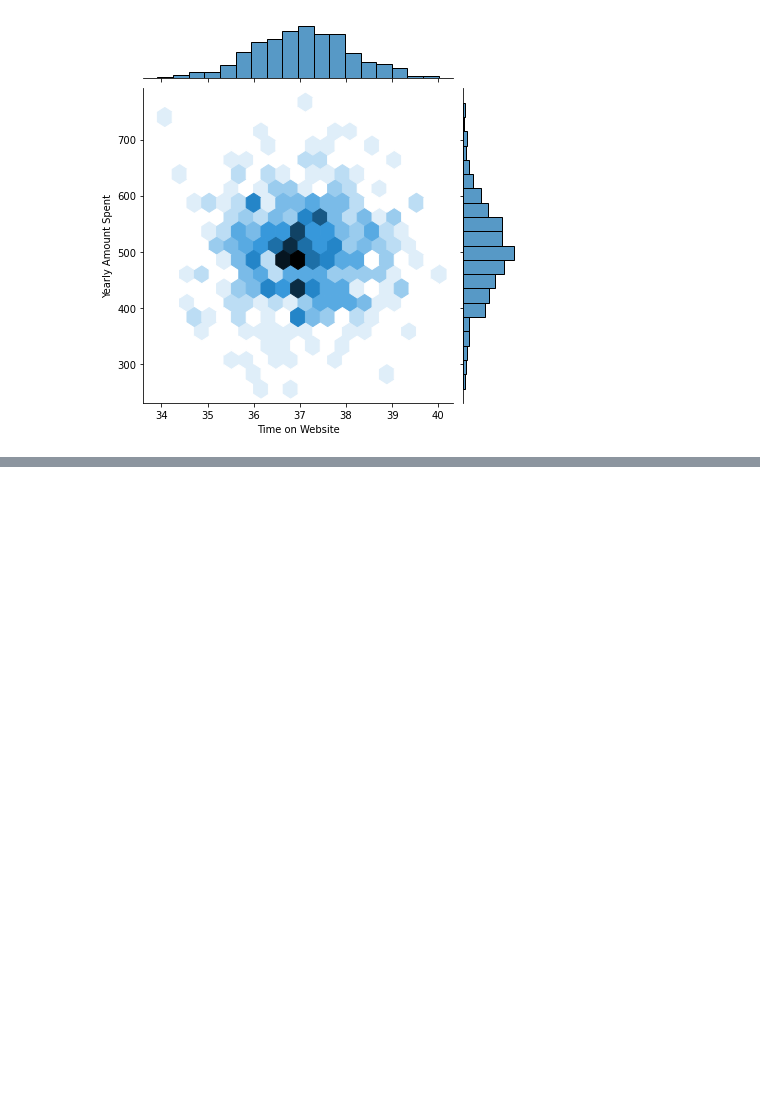
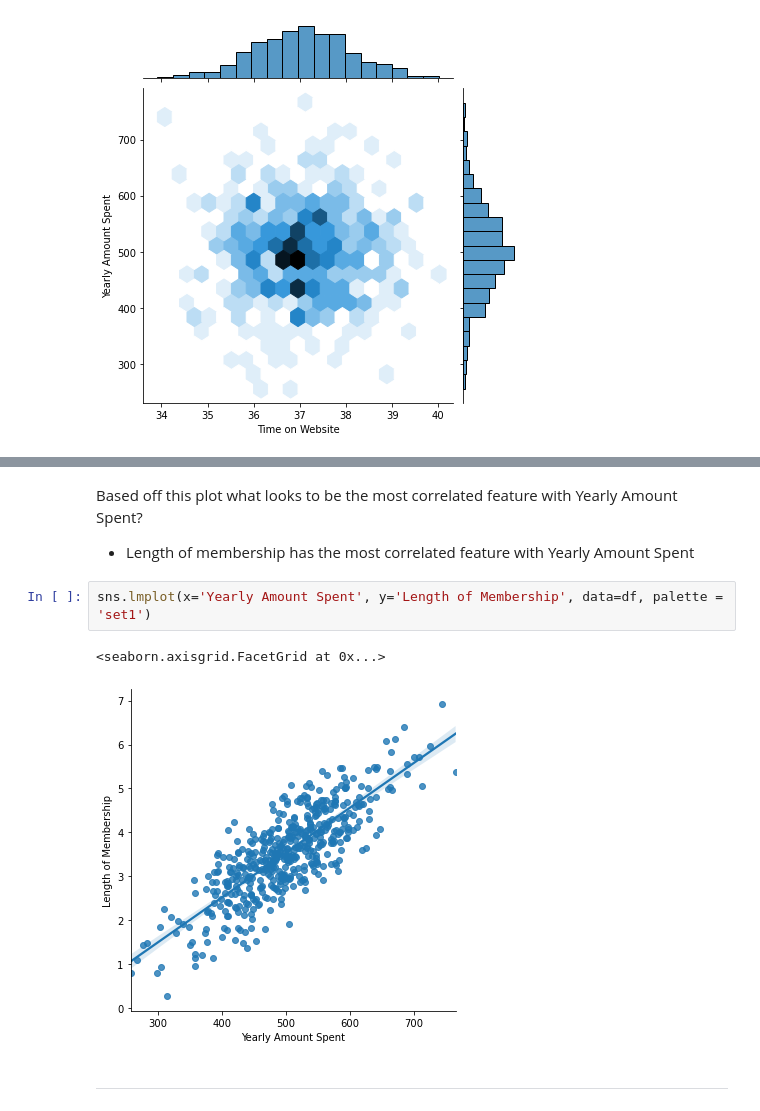
Before and after one commit to HunterKane/Python---Skill-Understanding-Projects, a Jupyter notebook: Linear Regression .ipynb, the cells around one changed output, grey strips where cells are left out. Drawn from its saved outputs; the diff is of its cells as text; blank space fills up the shorter version.

Commit message:
Part 2 Completed
- Part 2: Project Exercise: Should we focus more on our mobile app or web development?
- Conclusion from data included

```diff
--- a/Linear Regression .ipynb
+++ b/Linear Regression .ipynb
@@ -273,0 +278,11 @@ sns.jointplot(data=df, x='Time on Website',y='Yearly Amount Spent',kind='hex')
+# %% [markdown]
+Based off this plot what looks to be the most correlated feature with Yearly Amount Spent?
+
+- Length of membership has the most correlated feature with Yearly Amount Spent
+# %%
+sns.lmplot(x='Yearly Amount Spent', y='Length of Membership', data=df, palette = 'set1')
+# %% [output]
+<seaborn.axisgrid.FacetGrid at 0x...>
+[figure, added]
+# %% [markdown]
+-----
```
Also changed, not shown: parts of 33 cells of this notebook.
